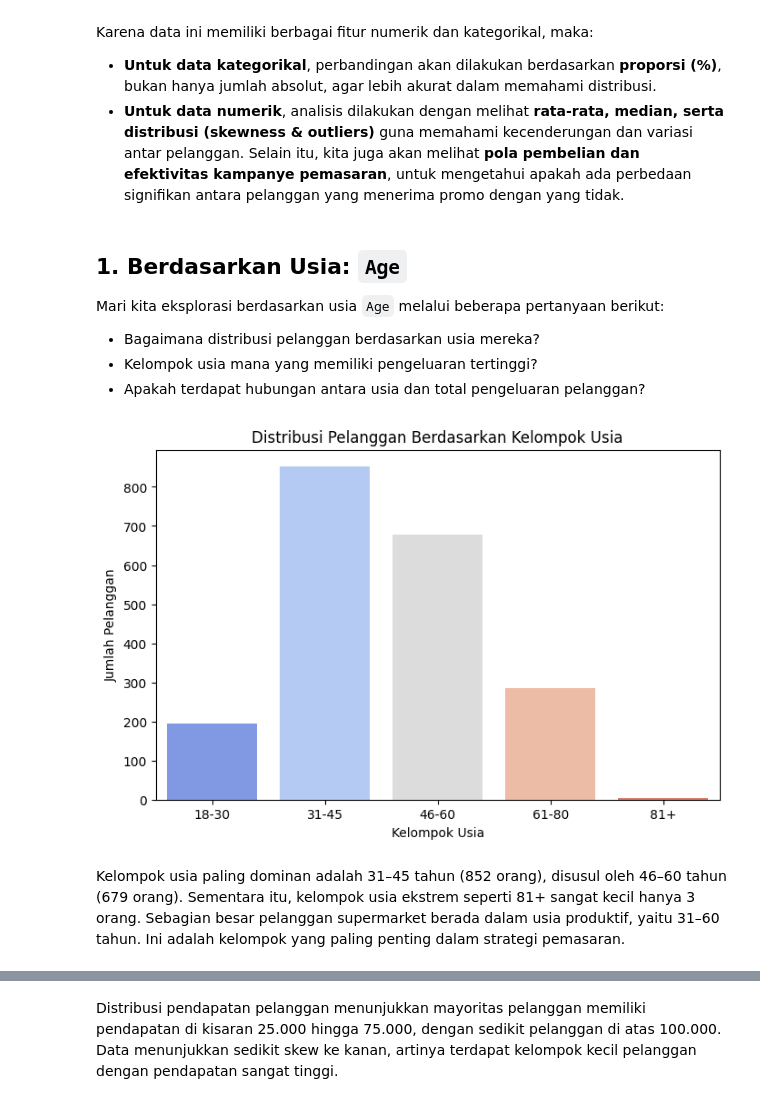
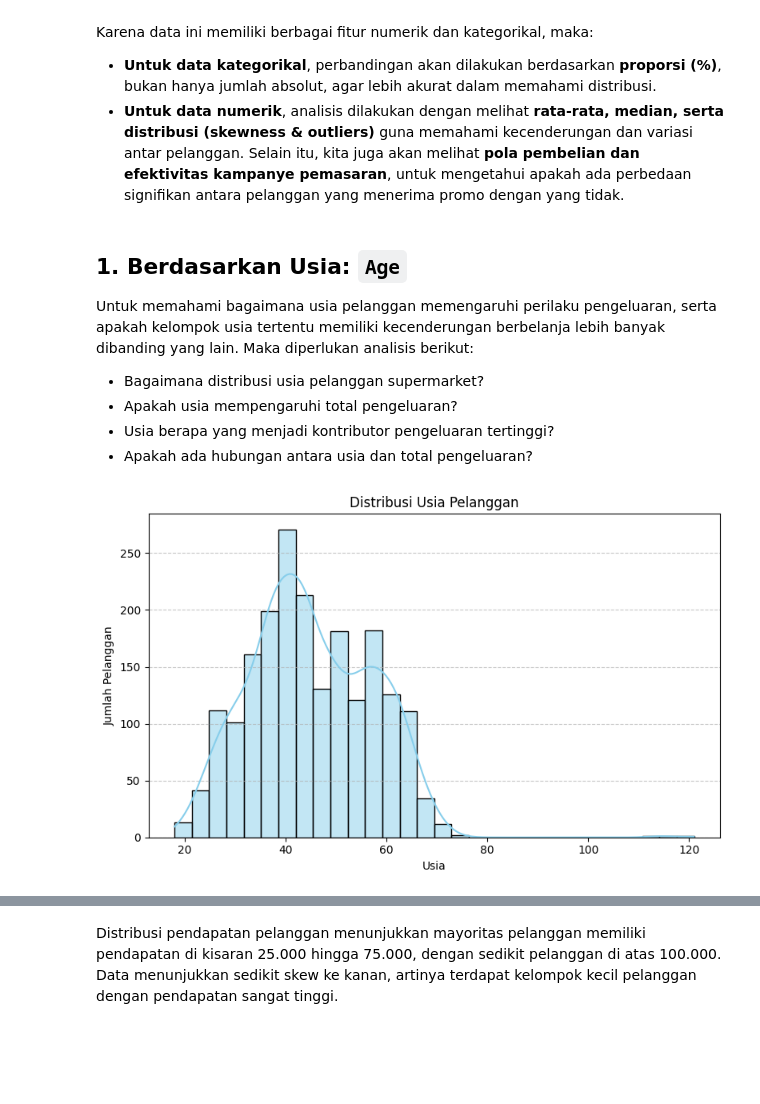
Before and after one commit to Himmel134/supermarket_customers, a Jupyter notebook: notebooks/1.0-bdp-inital-data-exploration.ipynb, the cells around one changed output, grey strips where cells are left out. Cells and saved outputs as stored; diff of their text form; code cells hidden in the pictures; blank space fills up the shorter version.

Commit message:
untuk sekarang

```diff
--- a/notebooks/1.0-bdp-inital-data-exploration.ipynb
+++ b/notebooks/1.0-bdp-inital-data-exploration.ipynb
@@ -422,24 +422,26 @@ Selain itu, kita juga akan melihat **pola pembelian dan efektivitas kampanye pem
 # %% [markdown]
 ## 1. Berdasarkan Usia: `Age`
 
-Mari kita eksplorasi berdasarkan usia `Age` melalui beberapa pertanyaan berikut:
+Untuk memahami bagaimana usia pelanggan memengaruhi perilaku pengeluaran, serta apakah kelompok usia tertentu memiliki kecenderungan berbelanja lebih banyak dibanding yang lain. Maka diperlukan analisis berikut:
 
-* Bagaimana distribusi pelanggan berdasarkan usia mereka?
-* Kelompok usia mana yang memiliki pengeluaran tertinggi?
-* Apakah terdapat hubungan antara usia dan total pengeluaran pelanggan?
+* Bagaimana distribusi usia pelanggan supermarket?
+* Apakah usia mempengaruhi total pengeluaran?
+* Usia berapa yang menjadi kontributor pengeluaran tertinggi?
+* Apakah ada hubungan antara usia dan total pengeluaran?
 # %%
 # Buat kelompok usia
 bins = [18, 30, 45, 60, 80, 130]
 labels = ['18-30', '31-45', '46-60', '61-80', '81+']
 df_new['Age_Group'] = pd.cut(df_new['Age'], bins=bins, labels=labels, right=False)
 # %%
+# Analisis 1: Distribusi Usia Pelanggan
 plt.figure(figsize=(8, 5))
-sns.countplot(data=df_new, x='Age_Group', palette='coolwarm', order=['18-30','31-45','46-60','61-80','81+'])
-plt.title("Distribusi Pelanggan Berdasarkan Kelompok Usia")
-plt.xlabel("Kelompok Usia")
-plt.ylabel("Jumlah Pelanggan")
+sns.histplot(df_new['Age'], bins=30, kde=True, color='skyblue')
+plt.title('Distribusi Usia Pelanggan')
+plt.xlabel('Usia')
+plt.ylabel('Jumlah Pelanggan')
+plt.grid(axis='y', linestyle='--', alpha=0.7)
+plt.tight_layout()
 plt.show()
 # %% [output]
-[figure, old version]
+[figure, new version]
-# %% [markdown]
-Kelompok usia paling dominan adalah 31–45 tahun (852 orang), disusul oleh 46–60 tahun (679 orang). Sementara itu, kelompok usia ekstrem seperti 81+ sangat kecil hanya 3 orang. Sebagian besar pelanggan supermarket berada dalam usia produktif, yaitu 31–60 tahun. Ini adalah kelompok yang paling penting dalam strategi pemasaran.
```
Also changed, not shown: parts of 62 cells of this notebook.
